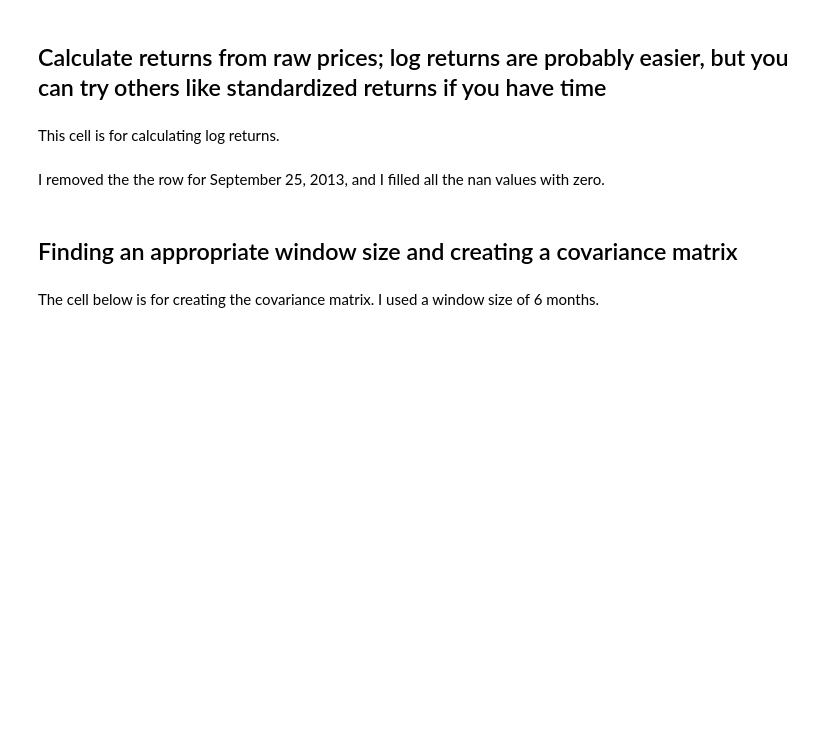
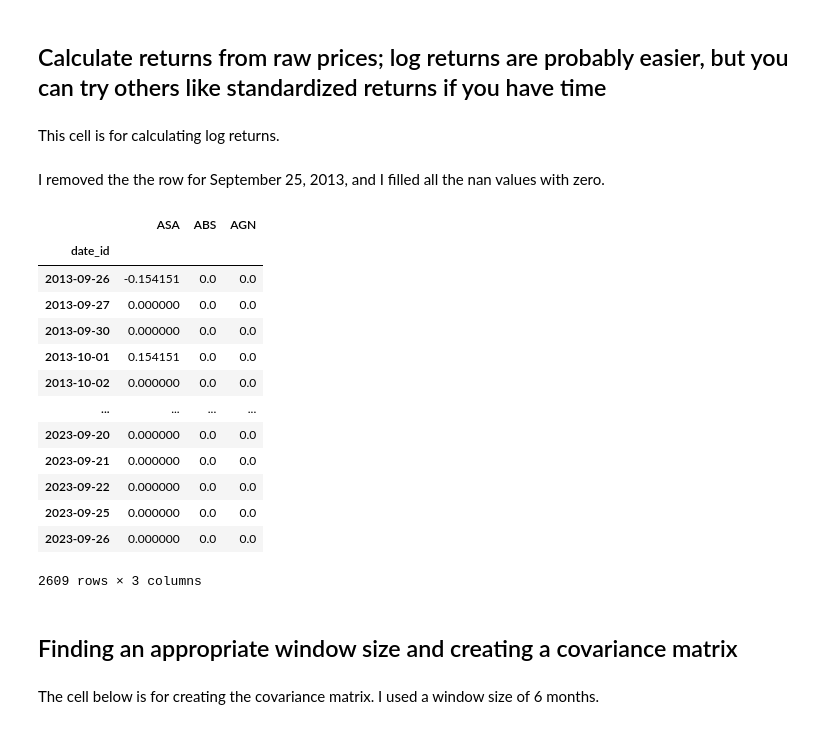
Before and after one commit to donnafaithhh/PSE-Work, a Jupyter notebook: DFTG New Data Processing.ipynb, the cells around one changed output. Drawn from its saved outputs; the diff is of its cells as text; code cells hidden in the pictures; blank space fills up the shorter version.

```diff
--- a/DFTG New Data Processing.ipynb
+++ b/DFTG New Data Processing.ipynb
@@ -90,11 +91,26 @@ I removed the the row for September 25, 2013, and I filled all the nan values wi
 # %%
 PSE_log_returns = PSE_log_returns.loc['2013-09-26':'2023-09-26']
 PSE_log_returns.columns = PSE_log_returns.columns.str.replace(r"_P", "").str.replace(r"PH_", "")
 
 # this was for testing
-# least_null_cols = PSE_log_returns.isna().sum().nsmallest(3).index
-# trial = PSE_log_returns[least_null_cols]
-# trial
+least_null_cols = PSE_log_returns.isna().sum().nsmallest(3).index
+trial = PSE_log_returns[least_null_cols]
+trial
+# %% [output]
+|  | ASA | ABS | AGN |
+| date_id |  |  |  |
+| 2013-09-26 | -0.154151 | 0.0 | 0.0 |
+| 2013-09-27 | 0.000000 | 0.0 | 0.0 |
+| 2013-09-30 | 0.000000 | 0.0 | 0.0 |
+| 2013-10-01 | 0.154151 | 0.0 | 0.0 |
+| 2013-10-02 | 0.000000 | 0.0 | 0.0 |
+| ... | ... | ... | ... |
+| 2023-09-20 | 0.000000 | 0.0 | 0.0 |
+| 2023-09-21 | 0.000000 | 0.0 | 0.0 |
+| 2023-09-22 | 0.000000 | 0.0 | 0.0 |
+| 2023-09-25 | 0.000000 | 0.0 | 0.0 |
+| 2023-09-26 | 0.000000 | 0.0 | 0.0 |
+2609 rows × 3 columns
 # %% [markdown]
 ## Finding an appropriate window size and creating a covariance matrix
 # %% [markdown]
```
Also changed, not shown: parts of 9 cells of this notebook.
